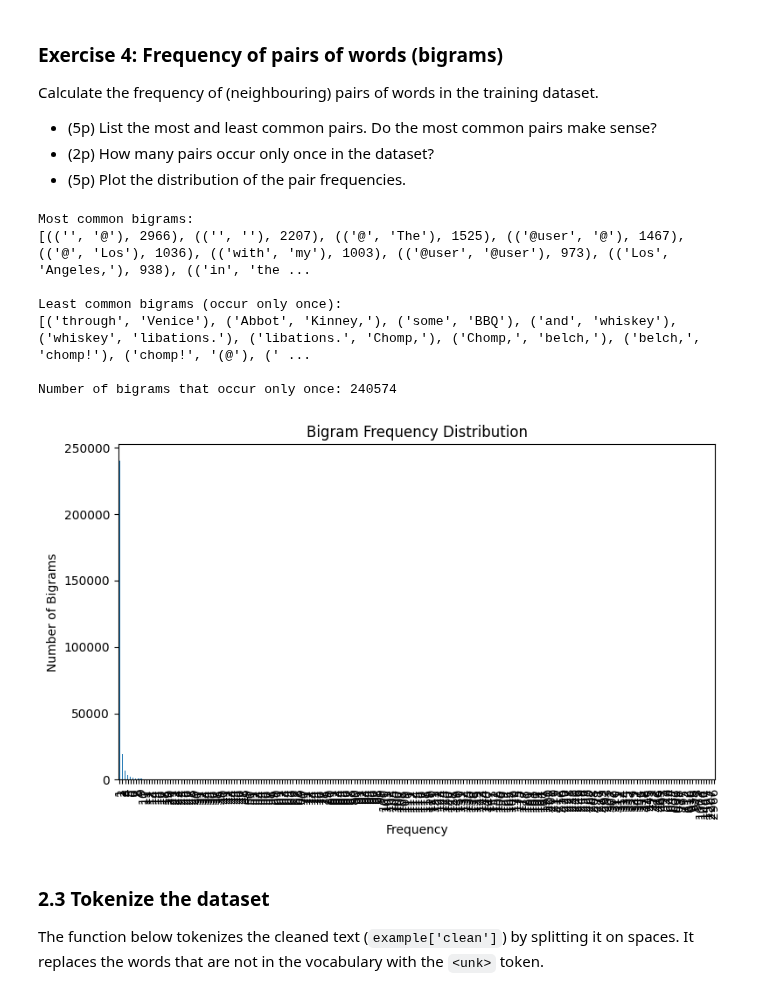
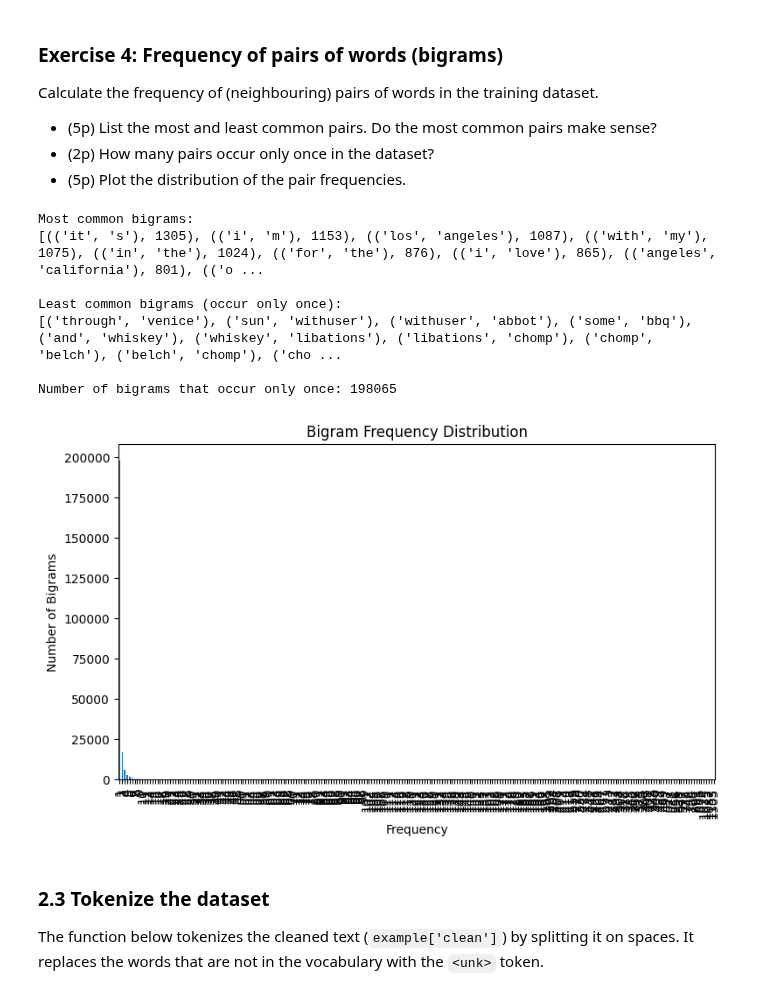
Before and after one commit to vddobush/NLP_Project, a Jupyter notebook: lab1_empty.ipynb, the cells around one changed output. Saved outputs shown, nothing was run; the diff lists cells and outputs as text; code cells hidden in the pictures.

````diff
--- a/lab1_empty.ipynb
+++ b/lab1_empty.ipynb
@@ -582,7 +582,7 @@ def build_bigram_counter(dataset):
     bigram_counter = Counter()
 
     for example in dataset:
-        words = example['text'].split()
+        words = example['clean'].split()
         bigrams = zip(words, words[1:])  # Create bigrams
         bigram_counter.update(bigrams)
 
@@ -592,37 +592,37 @@ def build_bigram_counter(dataset):
 bigram_vocab = build_bigram_counter(train_ds)
 
 # Most common bigrams
 print("Most common bigrams:")
 print(bigram_vocab.most_common(10))
 
 # Least common bigrams
 print("\nLeast common bigrams (occur only once):")
 least_common = [pair for pair, count in bigram_vocab.items() if count == 1]
 print(least_common[:10])  # print first 10 for brevity
 
 # Number of bigrams that occur only once
 print(f"\nNumber of bigrams that occur only once: {len(least_common)}")
 
 # Plot frequency distribution
 freqs = list(bigram_vocab.values())
 freqs_df = pd.Series(freqs)
 
 plt.figure(figsize=(8, 5))
 freqs_df.value_counts().sort_index().plot(kind='bar')
 plt.title('Bigram Frequency Distribution')
 plt.xlabel('Frequency')
 plt.ylabel('Number of Bigrams')
 plt.tight_layout()
 plt.show()
 # %% [output]
 Most common bigrams:
-[(('️', '@'), 2966), (('️', '️'), 2207), (('@', 'The'), 1525), (('@user', '@'), 1467), (('@', 'Los'), 1036), (('with', 'my'), 1003), (('@user', '@user'), 973), (('Los', 'Angeles,'), 938), (('in', 'the ...
+[(('it', 's'), 1305), (('i', 'm'), 1153), (('los', 'angeles'), 1087), (('with', 'my'), 1075), (('in', 'the'), 1024), (('for', 'the'), 876), (('i', 'love'), 865), (('angeles', 'california'), 801), (('o ...
 
 Least common bigrams (occur only once):
-[('through', 'Venice'), ('Abbot', 'Kinney,'), ('some', 'BBQ'), ('and', 'whiskey'), ('whiskey', 'libations.'), ('libations.', 'Chomp,'), ('Chomp,', 'belch,'), ('belch,', 'chomp!'), ('chomp!', '(@'), (' ...
+[('through', 'venice'), ('sun', 'withuser'), ('withuser', 'abbot'), ('some', 'bbq'), ('and', 'whiskey'), ('whiskey', 'libations'), ('libations', 'chomp'), ('chomp', 'belch'), ('belch', 'chomp'), ('cho ...
 
-Number of bigrams that occur only once: 240574
+Number of bigrams that occur only once: 198065
-[figure, old version]
+[figure, new version]
 # %% [markdown]
 ### 2.3 Tokenize the dataset
 The function below tokenizes the cleaned text (```example['clean']```) by splitting it on spaces. It replaces the words that are not in the vocabulary with the `<unk>` token.
````
